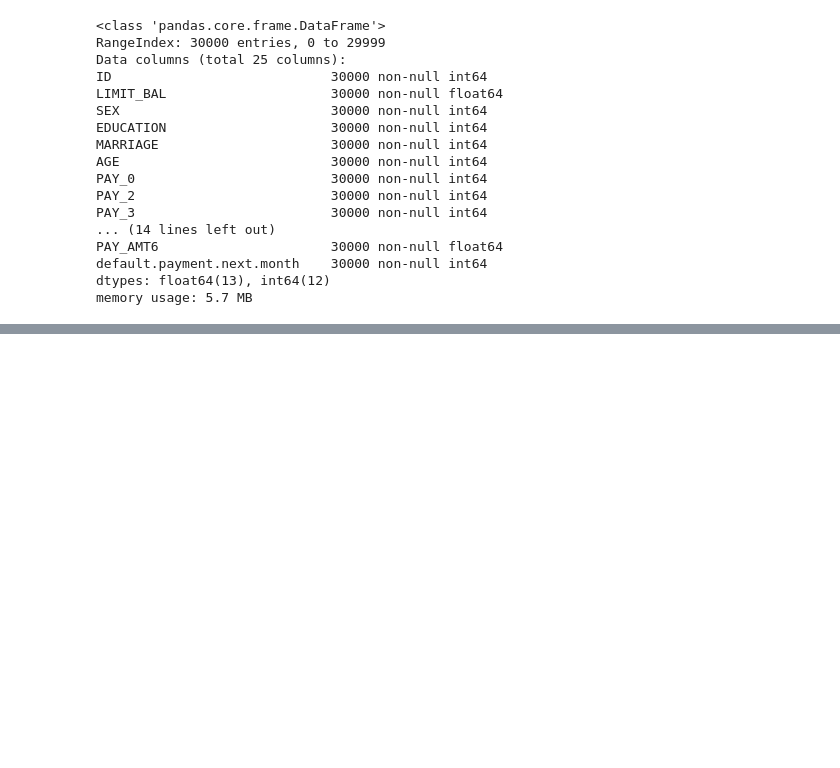
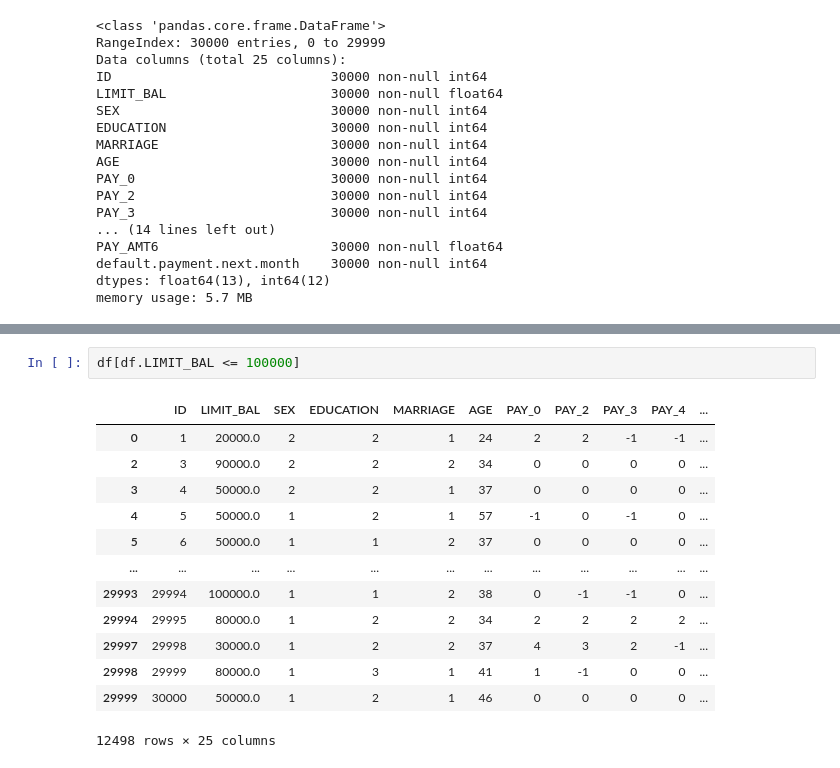
Before and after one commit to sunwenliang14/credit-card-risk, a Jupyter notebook: credit-risk-analysis.ipynb, the cells around one changed output, grey strips where cells are left out. Drawn from its saved outputs; the diff is of its cells as text; blank space fills up the shorter version.

```diff
--- a/credit-risk-analysis.ipynb
+++ b/credit-risk-analysis.ipynb
@@ -44,0 +91,16 @@ memory usage: 5.7 MB
+# %%
+df[df.LIMIT_BAL <= 100000]
+# %% [output]
+|  | ID | LIMIT_BAL | SEX | EDUCATION | MARRIAGE | AGE | PAY_0 | PAY_2 | PAY_3 | PAY_4 | ... |
+| 0 | 1 | 20000.0 | 2 | 2 | 1 | 24 | 2 | 2 | -1 | -1 | ... |
+| 2 | 3 | 90000.0 | 2 | 2 | 2 | 34 | 0 | 0 | 0 | 0 | ... |
+| 3 | 4 | 50000.0 | 2 | 2 | 1 | 37 | 0 | 0 | 0 | 0 | ... |
+| 4 | 5 | 50000.0 | 1 | 2 | 1 | 57 | -1 | 0 | -1 | 0 | ... |
+| 5 | 6 | 50000.0 | 1 | 1 | 2 | 37 | 0 | 0 | 0 | 0 | ... |
+| ... | ... | ... | ... | ... | ... | ... | ... | ... | ... | ... | ... |
+| 29993 | 29994 | 100000.0 | 1 | 1 | 2 | 38 | 0 | -1 | -1 | 0 | ... |
+| 29994 | 29995 | 80000.0 | 1 | 2 | 2 | 34 | 2 | 2 | 2 | 2 | ... |
+| 29997 | 29998 | 30000.0 | 1 | 2 | 2 | 37 | 4 | 3 | 2 | -1 | ... |
+| 29998 | 29999 | 80000.0 | 1 | 3 | 1 | 41 | 1 | -1 | 0 | 0 | ... |
+| 29999 | 30000 | 50000.0 | 1 | 2 | 1 | 46 | 0 | 0 | 0 | 0 | ... |
+12498 rows × 25 columns
```
Also changed, not shown: parts of 3 cells of this notebook.
